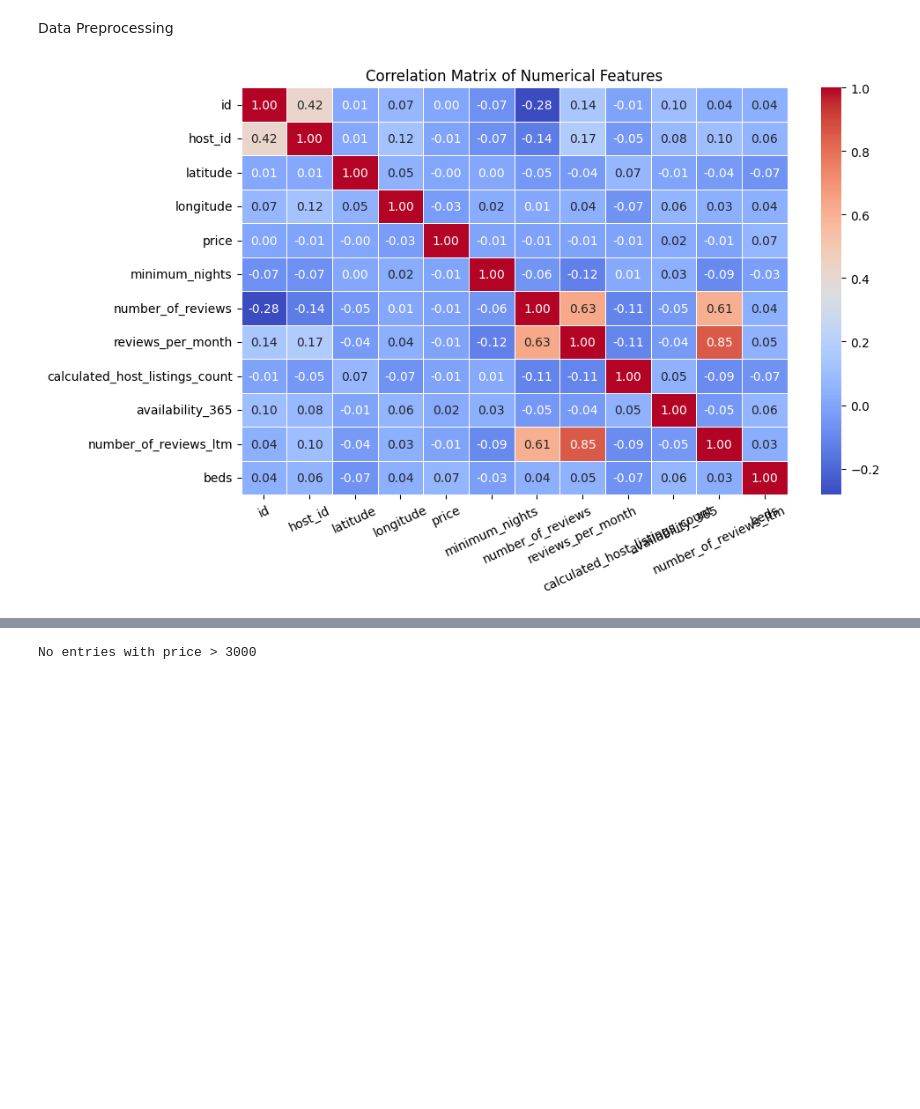
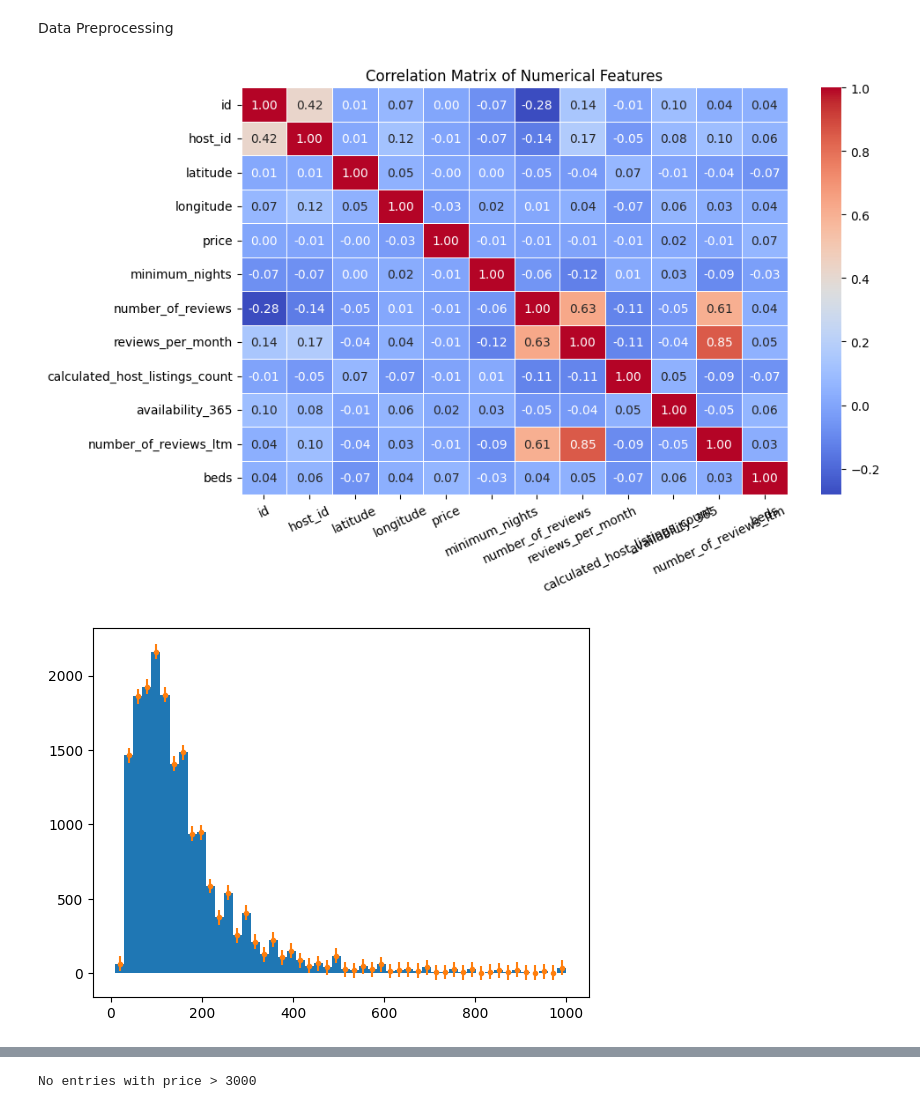
Before and after one commit to j-isaac-adams/nyairbnb, a Jupyter notebook: src/airbnb.ipynb, the cells around one changed output, grey strips where cells are left out. Drawn from its saved outputs; the diff is of its cells as text; code cells hidden in the pictures; blank space fills up the shorter version.

```diff
--- a/src/airbnb.ipynb
+++ b/src/airbnb.ipynb
@@ -106,10 +106,19 @@ def df_cleanup():
     # print(df.head(), "after normalization")
 
     return df
-# %%
-DF = df_cleanup()
-# %% [output]
-[figure, removed]
+# %%
+DF = df_cleanup()
+
+hist, bin_edges = np.histogram(DF['price'], bins=50, density=False)
+bin_center = (bin_edges[:-1] + bin_edges[1:])/2
+
+plt.figure()
+plt.hist(DF['price'], bins=50, density=False)
+plt.errorbar(bin_center, hist, yerr=50, fmt='.')
+plt.show()
+# %% [output]
+[figure, added]
+[figure, added]
 # %%
 print(DF.shape)
 print(DF.dtypes)
```
Also changed, not shown: parts of 11 cells of this notebook, 2 other files.
